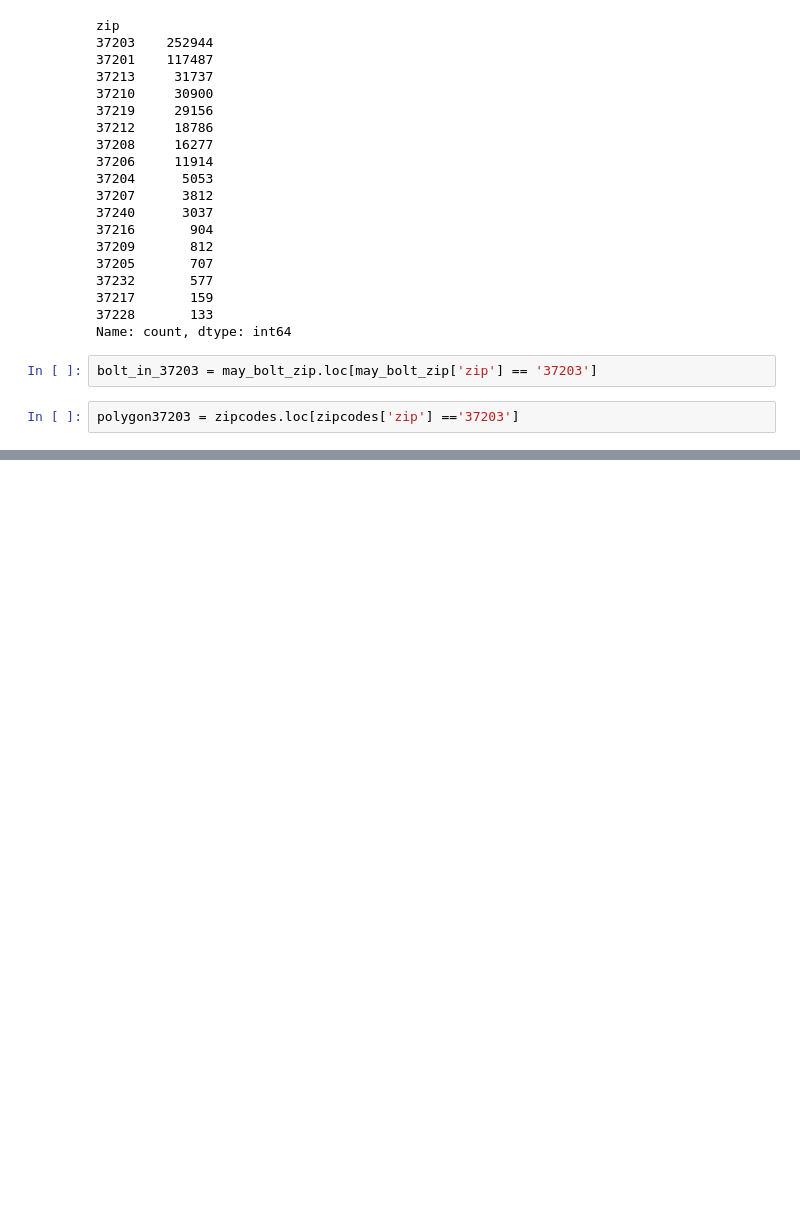
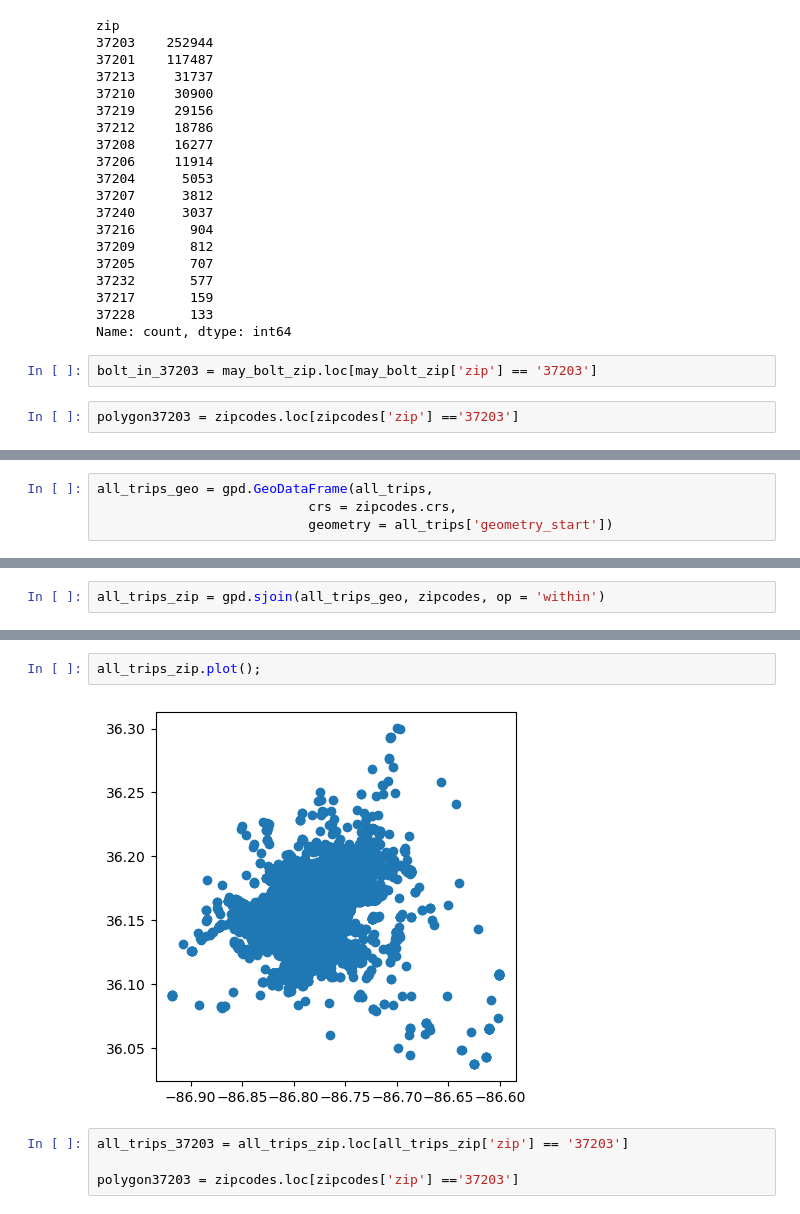
Before and after one commit to NSS-Full-Time-Data-Analytics-11/nashville-scooters-tucker, a Jupyter notebook: notebooks/scooters.ipynb, the cells around one changed output, grey strips where cells are left out. Saved outputs shown, nothing was run; the diff lists cells and outputs as text; blank space fills up the shorter version.

```diff
--- a/notebooks/scooters.ipynb
+++ b/notebooks/scooters.ipynb
@@ -266,0 +336,4 @@ plt.show();
+# %%
+all_trips_geo = gpd.GeoDataFrame(all_trips,
+                           crs = zipcodes.crs,
+                           geometry = all_trips['geometry_start'])
@@ -266,0 +344,2 @@ plt.show();
+# %%
+all_trips_zip = gpd.sjoin(all_trips_geo, zipcodes, op = 'within')
@@ -266,0 +355,8 @@ plt.show();
+# %%
+all_trips_zip.plot();
+# %% [output]
+[figure, added]
+# %%
+all_trips_37203 = all_trips_zip.loc[all_trips_zip['zip'] == '37203']
+
+polygon37203 = zipcodes.loc[zipcodes['zip'] =='37203']
```
Also changed, not shown: parts of 21 cells of this notebook, 8 other files.
